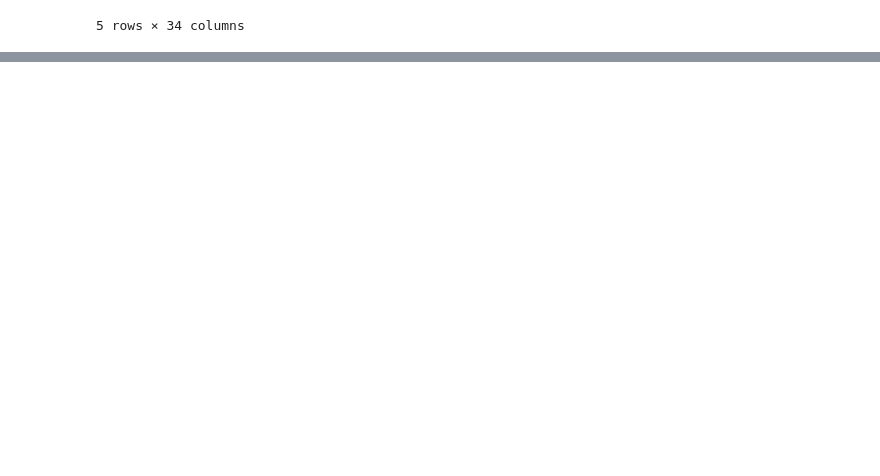
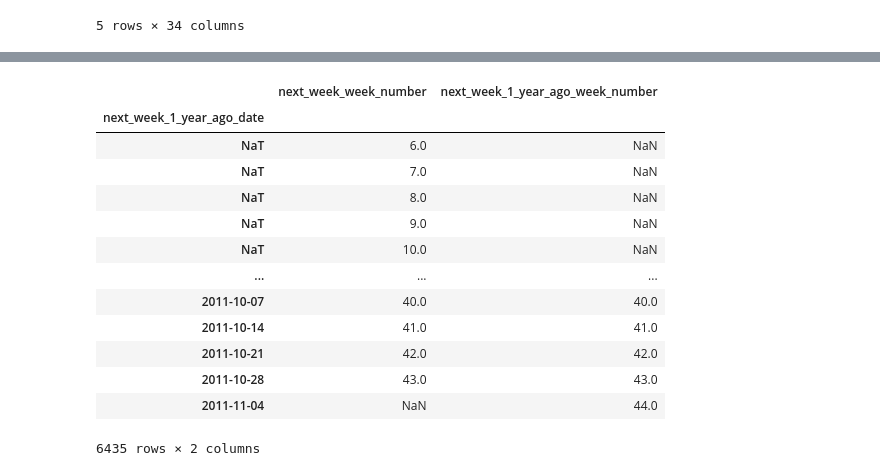
Before and after one commit to Attention-Walmart-Shoppers/capstone, a Jupyter notebook: Heather Initial Notebook.ipynb, the cells around one changed output, grey strips where cells are left out. Drawn from its saved outputs; the diff is of its cells as text; code cells hidden in the pictures; blank space fills up the shorter version.

```diff
--- a/Heather Initial Notebook.ipynb
+++ b/Heather Initial Notebook.ipynb
@@ -648,0 +744,17 @@ df.to_csv('')
+# %%
+dfdf[['next_week_week_number', 'next_week_1_year_ago_week_number']]
+# %% [output]
+|  | next_week_week_number | next_week_1_year_ago_week_number |
+| next_week_1_year_ago_date |  |  |
+| NaT | 6.0 | NaN |
+| NaT | 7.0 | NaN |
+| NaT | 8.0 | NaN |
+| NaT | 9.0 | NaN |
+| NaT | 10.0 | NaN |
+| ... | ... | ... |
+| 2011-10-07 | 40.0 | 40.0 |
+| 2011-10-14 | 41.0 | 41.0 |
+| 2011-10-21 | 42.0 | 42.0 |
+| 2011-10-28 | 43.0 | 43.0 |
+| 2011-11-04 | NaN | 44.0 |
+6435 rows × 2 columns
```
Also changed, not shown: parts of 21 cells of this notebook.
